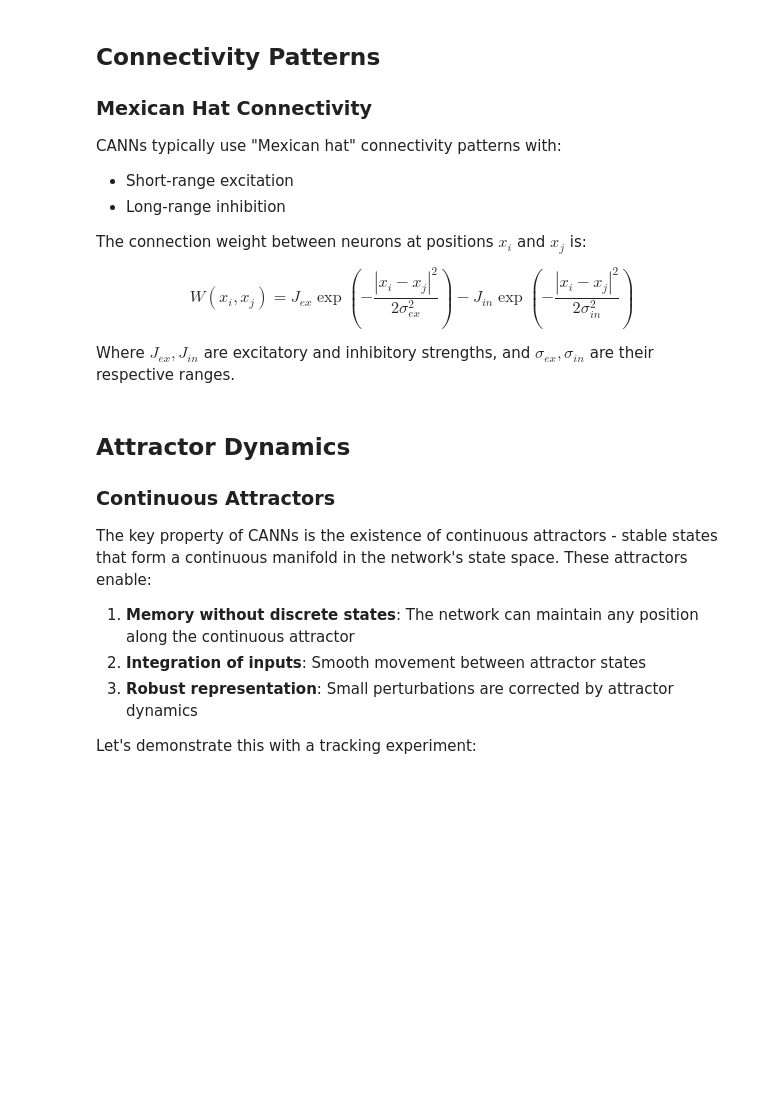
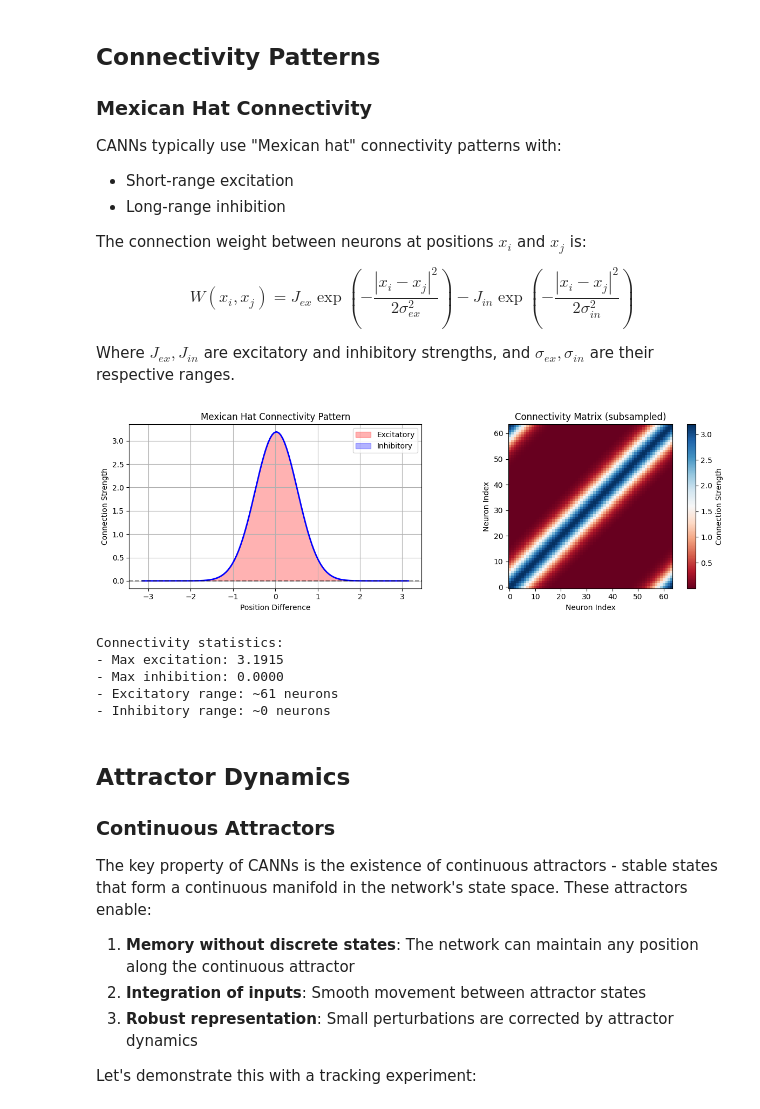
Before and after one commit to Routhleck/canns, a Jupyter notebook: docs/en/notebooks/03_core_concepts.ipynb, the cells around one changed output. Drawn from its saved outputs; the diff is of its cells as text; code cells hidden in the pictures; blank space fills up the shorter version.

```diff
--- a/docs/en/notebooks/03_core_concepts.ipynb
+++ b/docs/en/notebooks/03_core_concepts.ipynb
@@ -116,7 +127,7 @@ $$W(x_i, x_j) = J_{ex} \exp\left(-\frac{|x_i - x_j|^2}{2\sigma_{ex}^2}\right) -
 Where $J_{ex}, J_{in}$ are excitatory and inhibitory strengths, and $\sigma_{ex}, \sigma_{in}$ are their respective ranges.
 # %%
 # Examine the connectivity pattern
-center_neuron = cann.num // 2
+center_neuron = cann.shape[0] // 2
 connectivity = cann.conn_mat[center_neuron, :]
 positions = cann.x
 
@@ -128,34 +139,41 @@ ax1.axhline(y=0, color='k', linestyle='--', alpha=0.5)
 ax1.set_title('Mexican Hat Connectivity Pattern')
 ax1.set_xlabel('Position Difference')
 ax1.set_ylabel('Connection Strength')
 ax1.grid(True)
 
 # Highlight excitatory and inhibitory regions
 excitatory_mask = connectivity > 0
 inhibitory_mask = connectivity < 0
 ax1.fill_between(positions[excitatory_mask], connectivity[excitatory_mask],
                 alpha=0.3, color='red', label='Excitatory')
 ax1.fill_between(positions[inhibitory_mask], connectivity[inhibitory_mask],
                 alpha=0.3, color='blue', label='Inhibitory')
 ax1.legend()
 
 # Show full connectivity matrix (subsampled for visualization)
-step = max(1, cann.num // 64)  # Subsample for better visualization
+step = max(1, cann.shape[0] // 64)  # Subsample for better visualization
 conn_subset = cann.conn_mat[::step, ::step]
 im = ax2.imshow(conn_subset, cmap='RdBu', origin='lower')
 ax2.set_title('Connectivity Matrix (subsampled)')
 ax2.set_xlabel('Neuron Index')
 ax2.set_ylabel('Neuron Index')
 plt.colorbar(im, ax=ax2, label='Connection Strength')
 
 plt.tight_layout()
 plt.show()
 
 print(f"Connectivity statistics:")
 print(f"- Max excitation: {connectivity.max():.4f}")
 print(f"- Max inhibition: {connectivity.min():.4f}")
 print(f"- Excitatory range: ~{np.sum(connectivity > 0.01 * connectivity.max())} neurons")
 print(f"- Inhibitory range: ~{np.sum(connectivity < 0.01 * connectivity.min())} neurons")
+# %% [output]
+[figure, added]
+Connectivity statistics:
+- Max excitation: 3.1915
+- Max inhibition: 0.0000
+- Excitatory range: ~61 neurons
+- Inhibitory range: ~0 neurons
 # %% [markdown]
 ## Attractor Dynamics
 
```
Also changed, not shown: parts of 12 cells of this notebook, 36 other files.
